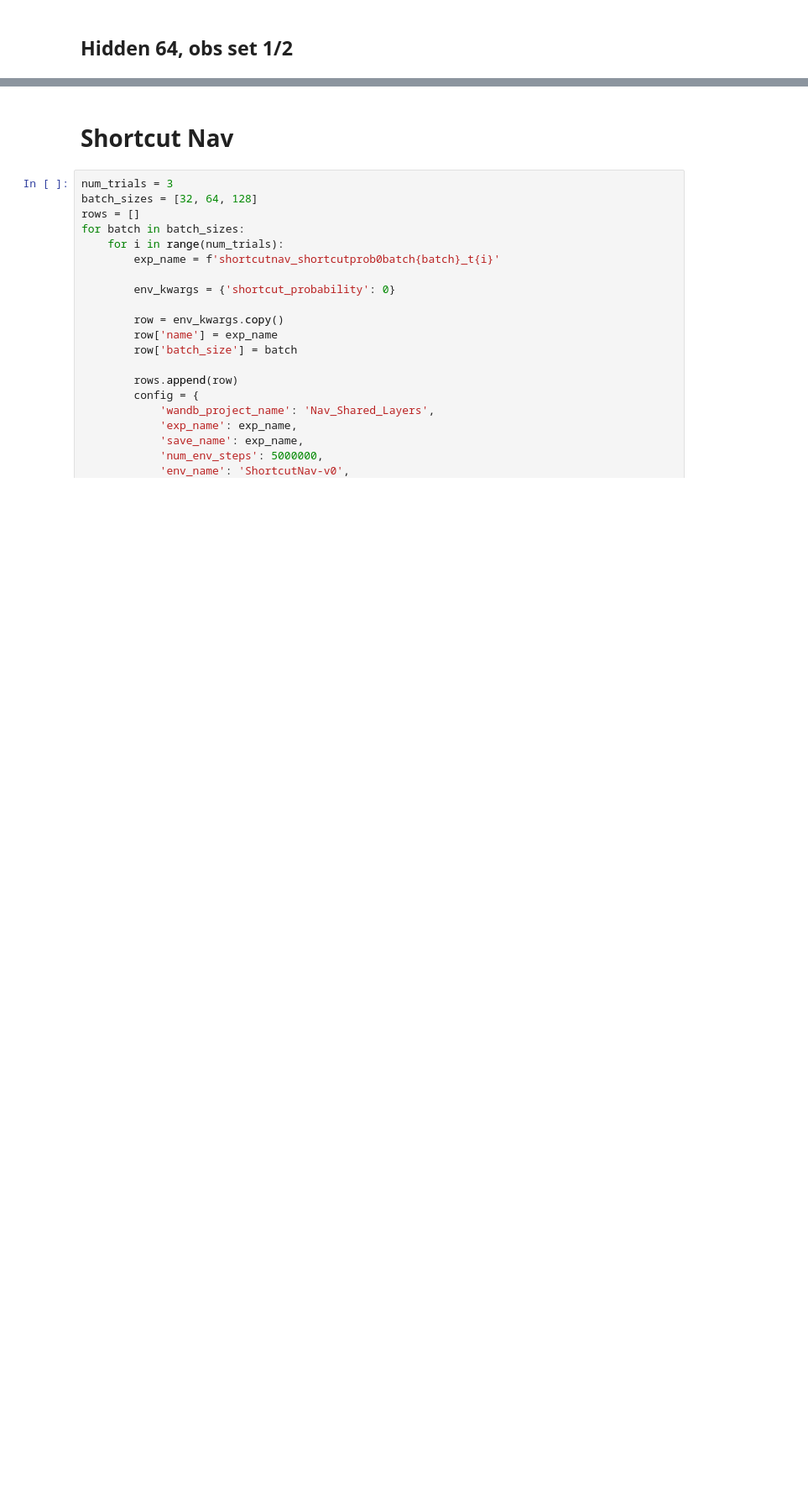
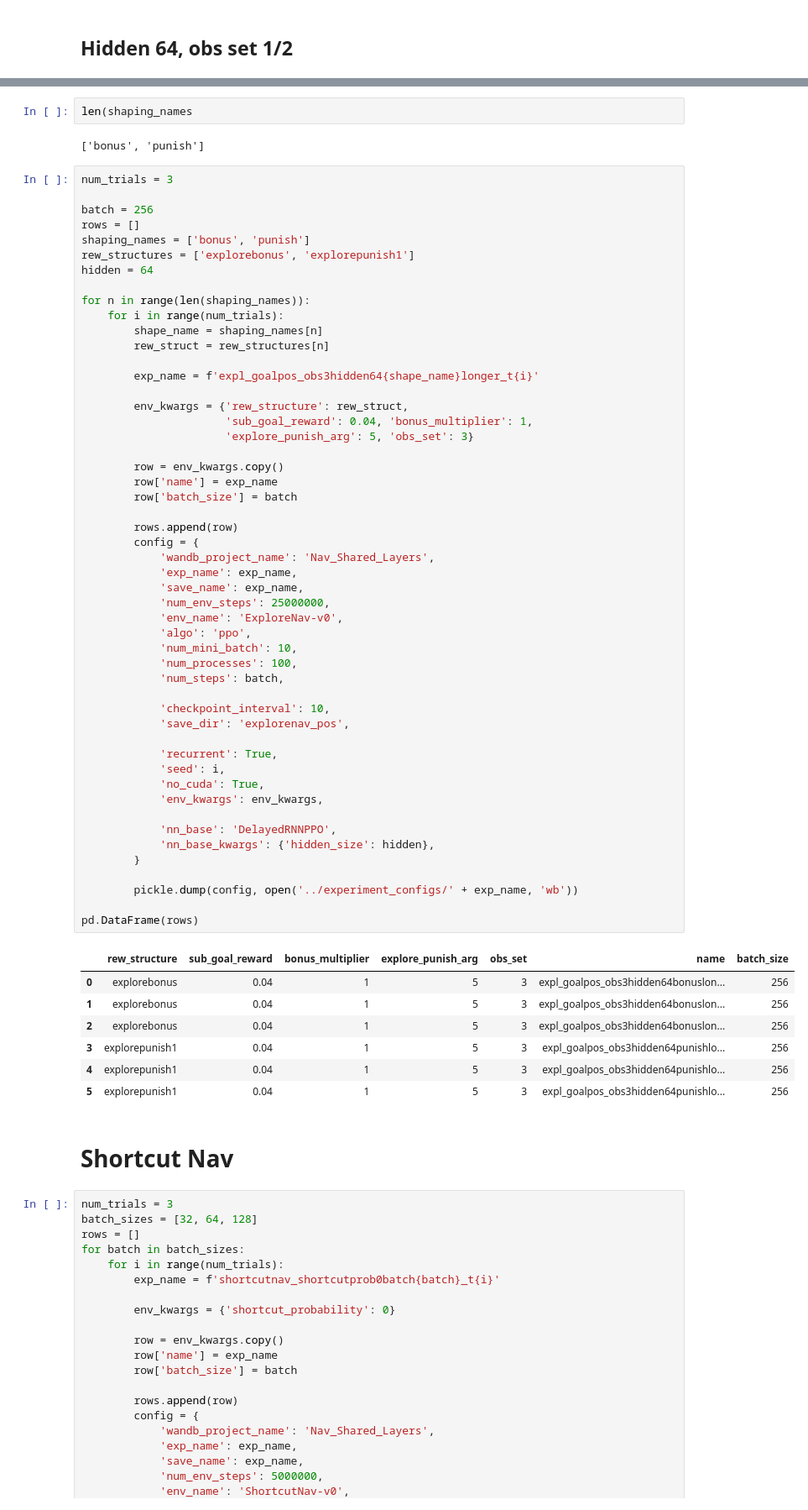
Before and after one commit to liuandrew/ppo_aux, a Jupyter notebook: write_and_test/write_experiments.ipynb, the cells around one changed output, grey strips where cells are left out. Shown at 84% size. Drawn from its saved outputs; the diff is of its cells as text; blank space fills up the shorter version.

```diff
--- a/write_and_test/write_experiments.ipynb
+++ b/write_and_test/write_experiments.ipynb
@@ -1336,3 +1390,66 @@ pd.DataFrame(rows)
+# %%
+len(shaping_names
+# %% [output]
+['bonus', 'punish']
+# %%
+num_trials = 3
+
+batch = 256
+rows = []
+shaping_names = ['bonus', 'punish']
+rew_structures = ['explorebonus', 'explorepunish1']
+hidden = 64
+
+for n in range(len(shaping_names)):
+    for i in range(num_trials):
+        shape_name = shaping_names[n]
+        rew_struct = rew_structures[n]
+
+        exp_name = f'expl_goalpos_obs3hidden64{shape_name}longer_t{i}'
+
+        env_kwargs = {'rew_structure': rew_struct,
+                      'sub_goal_reward': 0.04, 'bonus_multiplier': 1,
+                      'explore_punish_arg': 5, 'obs_set': 3}
+
+        row = env_kwargs.copy()
+        row['name'] = exp_name
+        row['batch_size'] = batch
+
+        rows.append(row)
+        config = {
+            'wandb_project_name': 'Nav_Shared_Layers',
+            'exp_name': exp_name,
+            'save_name': exp_name,
+            'num_env_steps': 25000000,
+            'env_name': 'ExploreNav-v0',
+            'algo': 'ppo',
+            'num_mini_batch': 10,
+            'num_processes': 100,
+            'num_steps': batch,
+
+            'checkpoint_interval': 10,
+            'save_dir': 'explorenav_pos',
+
+            'recurrent': True,
+            'seed': i,
+            'no_cuda': True,
+            'env_kwargs': env_kwargs,
+
+            'nn_base': 'DelayedRNNPPO',
+            'nn_base_kwargs': {'hidden_size': hidden},
+        }
+
+        pickle.dump(config, open('../experiment_configs/' + exp_name, 'wb'))
+
+pd.DataFrame(rows)
+# %% [output]
+|  | rew_structure | sub_goal_reward | bonus_multiplier | explore_punish_arg | obs_set | name | batch_size |
+| 0 | explorebonus | 0.04 | 1 | 5 | 3 | expl_goalpos_obs3hidden64bonuslon... | 256 |
+| 1 | explorebonus | 0.04 | 1 | 5 | 3 | expl_goalpos_obs3hidden64bonuslon... | 256 |
+| 2 | explorebonus | 0.04 | 1 | 5 | 3 | expl_goalpos_obs3hidden64bonuslon... | 256 |
+| 3 | explorepunish1 | 0.04 | 1 | 5 | 3 | expl_goalpos_obs3hidden64punishlo... | 256 |
+| 4 | explorepunish1 | 0.04 | 1 | 5 | 3 | expl_goalpos_obs3hidden64punishlo... | 256 |
+| 5 | explorepunish1 | 0.04 | 1 | 5 | 3 | expl_goalpos_obs3hidden64punishlo... | 256 |
 # %% [markdown]
 # Shortcut Nav
 # %%
```
Also changed, not shown: parts of 3 cells of this notebook, 5 other files.
